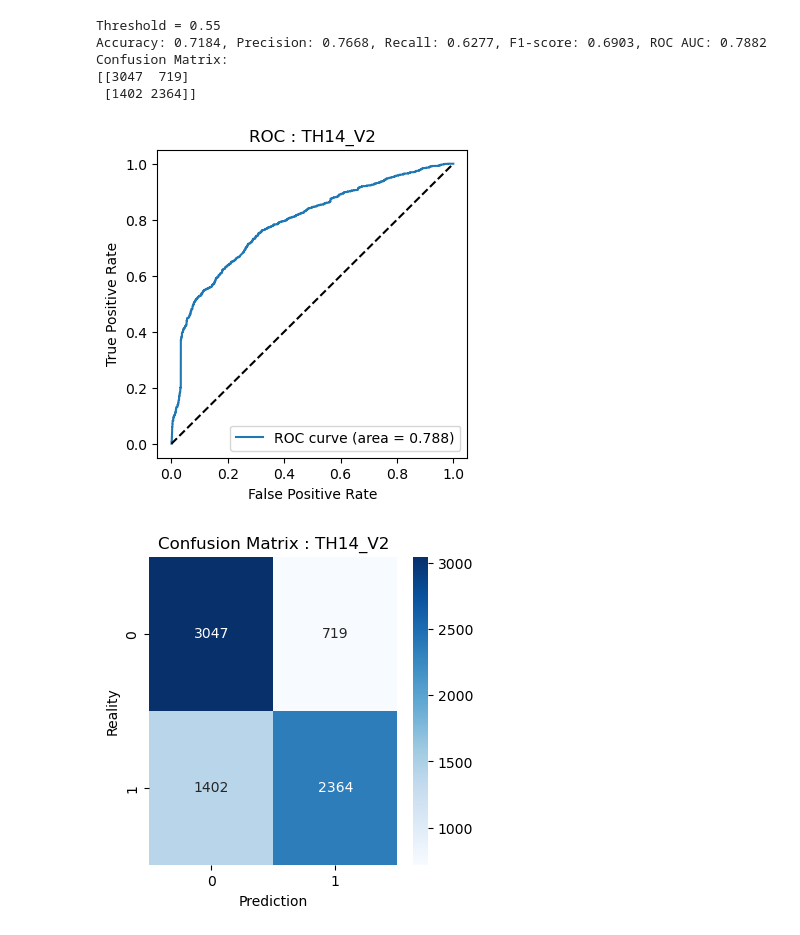
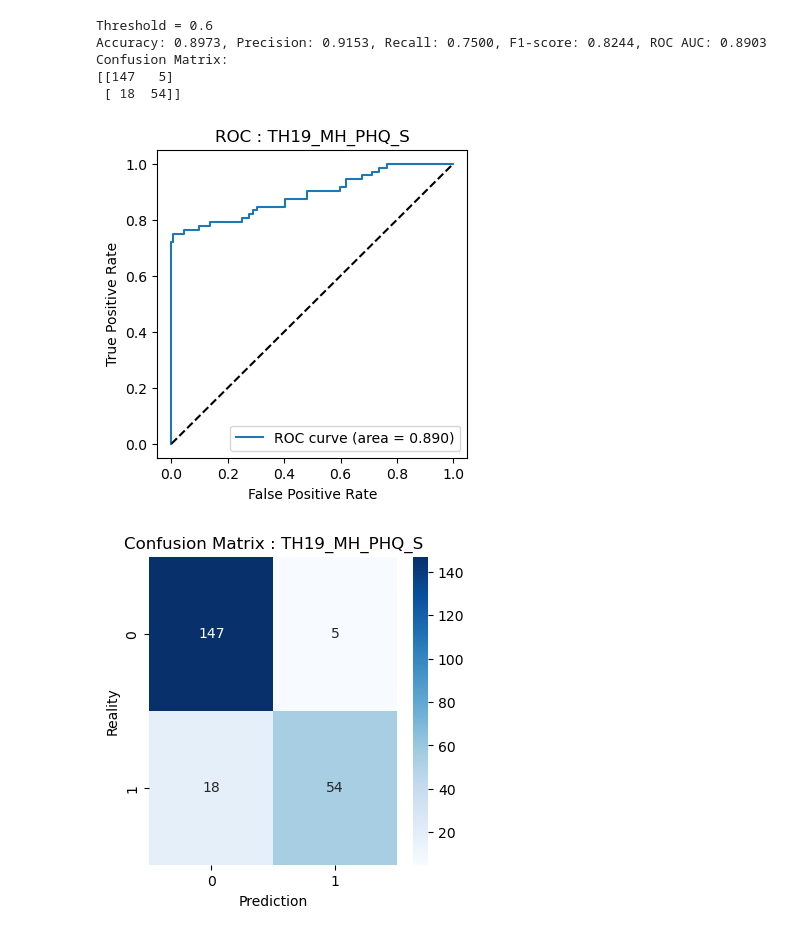
Before and after one commit to tam4x/Depression_Level_Classifier, a Jupyter notebook: Ben/SVM_Notebook.ipynb, the cells around one changed output. Saved outputs shown, nothing was run; the diff lists cells and outputs as text; code cells hidden in the pictures.

```diff
--- a/Ben/SVM_Notebook.ipynb
+++ b/Ben/SVM_Notebook.ipynb
@@ -79,12 +86,12 @@ def extractor(df, threshold=0.9):
 # %%
 # Load the data
 #data = pd.read_csv('/home/jovyan/Depression_Level_Classifier/data/Threshold_6_Operator_-_Depressionfeature_BP_PHQ_9_PercentofDataset_100.csv')
-#data = pd.read_csv('/home/jovyan/Depression_Level_Classifier/data/Threshold_6_Operator_-_Depressionfeature_BP_PHQ_9_PercentofDataset_100_v2.csv')
-#data = pd.read_csv('/home/jovyan/Depression_Level_Classifier/data/Threshold_14_Operator_-_Depressionfeature_MH_PHQ_S_PercentofDataset_100.csv')
-data = pd.read_csv('/home/jovyan/Depression_Level_Classifier/data/Threshold_14_Operator_-_Depressionfeature_MH_PHQ_S_PercentofDataset_100_v2.csv')
+data = pd.read_csv('/home/jovyan/Depression_Level_Classifier/data/Threshold_19_Operator_-_Depressionfeature_MH_PHQ_S_PercentofDataset_100.csv')
+
 
 #keep track which threshold and version to save results correctly.
-title_results = "TH14_V2"
+#title_results = "TH6_BP_PHQ_9"
+title_results = "TH19_MH_PHQ_S"
 
 print(data.shape)
 columns_with_features = [col for col in data.columns if "FEATURE" in col]
@@ -149,18 +161,16 @@ X_test = scaler.transform(X_test)
 # %%
-from sklearn.model_selection import GridSearchCV
-import scipy.stats as stats
-from sklearn.svm import SVC
-
 # Define the parameter grid for grid search, including Regularization parameter and Kernel type
 param_grid = {
-    'C': [0.1, 1, 10, 100, 1000],    #
-    'gamma': [0.0001, 0.001, 0.01, 0.1, 1],    #
-    'kernel': ['linear', 'poly', 'sigmoid', 'rbf'],
-    'class_weight': ['balanced']
+    'C': [0.1, 1, 10, 50, 100, 500],
+    'gamma': [ 0.001, 0.01, 0.1, 0.5, 1, 5],
+    'kernel': ['linear', 'poly', 'rbf', 'sigmoid'],
+    'class_weight': ['balanced'],
+#    'degree': [2, 3, 4],
+#    'coef0': [0, 0.1, 0.5, 1]
 }
 
 # GridSearchCV with SVM classifier
-grid_search = GridSearchCV(SVC(probability=True), param_grid=param_grid, scoring='roc_auc', cv=3, verbose=3, n_jobs=-1)
+grid_search = GridSearchCV(SVC(probability=True), param_grid=param_grid, scoring='roc_auc', cv=5, verbose=3, n_jobs=-1)
 
 # Perform the grid search on the training data
 grid_search.fit(X_train, y_train)
@@ -199,6 +212,6 @@ Mean Cross-Validation ROC AUC: 0.7785505162972287
 # %%
 # Define thresholds for evaluation
-thresholds = [0.55]
+thresholds = [0.6]
 
 # Evaluate the model for each threshold
 for threshold in thresholds:
@@ -215,36 +228,36 @@ for threshold in thresholds:
 
     # Print results for each threshold
     print(f"Threshold = {threshold}")
     print(f"Accuracy: {accuracy:.4f}, Precision: {precision:.4f}, Recall: {recall:.4f}, F1-score: {f1:.4f}, ROC AUC: {roc_auc:.4f}")
     print("Confusion Matrix:")
     print(confusion_matrix(y_test, y_pred))
     print()
 
     # plot ROC
     plt.figure(figsize=(4, 4))
     fpr, tpr, thresholds = roc_curve(y_test, y_pred_prob)
     plt.plot(fpr, tpr, label=f'ROC curve (area = {roc_auc_score(y_test, y_pred_prob):.3f})')
     plt.plot([0, 1], [0, 1], 'k--')
     plt.xlabel('False Positive Rate')
     plt.ylabel('True Positive Rate')
     plt.title(f'ROC : {title_results}')
     plt.legend(loc="lower right")
     #plt.savefig(f'ROC/ROC_SVM_{title_results}.png')
     plt.show()
 
     # plot confusion matrix
     plt.figure(figsize=(4, 4))
     sns.heatmap(confusion_matrix(y_test, y_pred), annot=True, fmt='d', cmap='Blues')
     plt.xlabel('Prediction')
     plt.ylabel('Reality')
     plt.title(f'Confusion Matrix : {title_results}')
     #plt.savefig(f'Confusion_Matrix/Confusion_Matrix_SVM_{title_results}.png')
     plt.show()
 # %% [output]
-Threshold = 0.55
-Accuracy: 0.7184, Precision: 0.7668, Recall: 0.6277, F1-score: 0.6903, ROC AUC: 0.7882
+Threshold = 0.6
+Accuracy: 0.8973, Precision: 0.9153, Recall: 0.7500, F1-score: 0.8244, ROC AUC: 0.8903
 Confusion Matrix:
-[[3047  719]
- [1402 2364]]
+[[147   5]
+ [ 18  54]]
-[figure, old version]
+[figure, new version]
-[figure, old version]
+[figure, new version]
```
Also changed, not shown: parts of 12 cells of this notebook, 17 other files.
